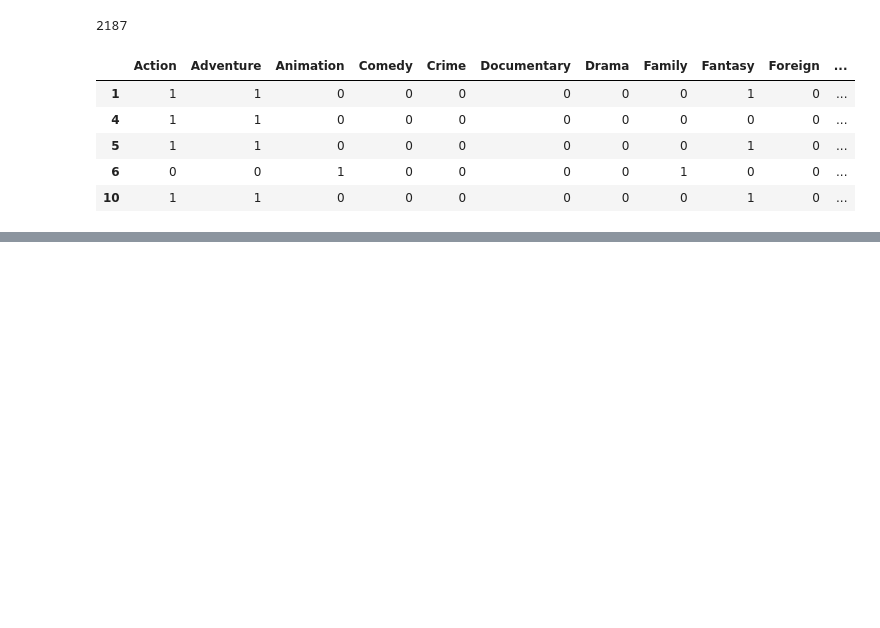
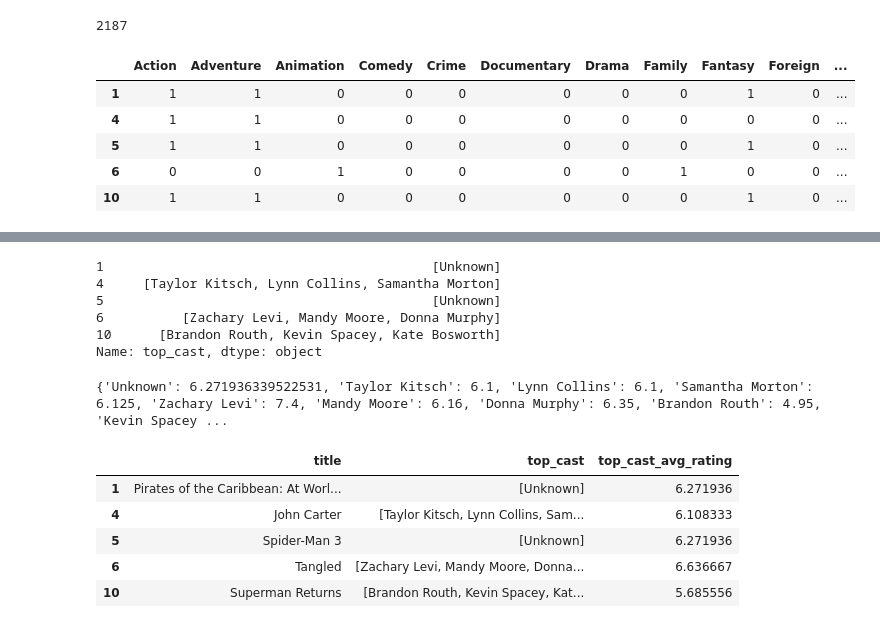
Before and after one commit to WaleedAhmad11/movie-hit-predictor, a Jupyter notebook: notebooks/01_data_exploration.ipynb, the cells around one changed output, grey strips where cells are left out. Saved outputs shown, nothing was run; the diff lists cells and outputs as text; code cells hidden in the pictures; blank space fills up the shorter version.

```diff
--- a/notebooks/01_data_exploration.ipynb
+++ b/notebooks/01_data_exploration.ipynb
@@ -11,7 +11,7 @@ movies_df.head()
 | 3 | 250000000 | [{"id": 28, "name": "Action"}, {"... | http://www.thedarkknightrises.com/ | 49026 | [{"id": 849, "name": "dc comics"}... | en | The Dark Knight Rises | Following the death of District A... | ... |
 | 4 | 260000000 | [{"id": 28, "name": "Action"}, {"... | http://movies.disney.com/john-carter | 49529 | [{"id": 818, "name": "based on no... | en | John Carter | John Carter is a war-weary, forme... | ... |
 # %%
-movies_credits = pd.read_csv(r"C:\Users\pc\OneDrive\Desktop\movie-hit-predictor\data_raw\tmdb_5000_credits.csv")
+movies_credits = pd.read_csv(r"C:\Users\l1f22bscs0387\Desktop\movie_hit_predictor\data_raw\tmdb_5000_credits.csv")
 movies_credits.head()
 # %% [output]
 |  | movie_id | title | cast | crew |
@@ -236,5 +236,3 @@ clean_df.head()
 | 5 | Spider-Man 3 | 258000000 | 890871626 | [Fantasy, Action, Adventure] | Sam Raimi | [] | 115.699814 | 5.9 | 3576 | ... |
 | 6 | Tangled | 260000000 | 591794936 | [Animation, Family] | Byron Howard | [Zachary Levi, Mandy Moore, Donna... | 48.681969 | 7.4 | 3330 | ... |
 | 10 | Superman Returns | 270000000 | 391081192 | [Adventure, Fantasy, Action, Scie... | Bryan Singer | [Brandon Routh, Kevin Spacey, Kat... | 57.925623 | 5.4 | 1400 | ... |
-# %%
-clean_df['top_cast_count'] = clean_df['top_cast'].apply(len)
@@ -249,0 +239,22 @@ clean_df.head(5)
+# %%
+import ast
+
+# Convert string representations of lists to real Python lists
+clean_df['top_cast'] = clean_df['top_cast'].apply(
+    lambda x: ast.literal_eval(x) if isinstance(x, str) else x
+)
+
+# Strip spaces and handle empty lists
+clean_df['top_cast'] = clean_df['top_cast'].apply(
+    lambda x: [actor.strip() for actor in x] if len(x) > 0 else ["Unknown"]
+)
+
+# Preview
+clean_df['top_cast'].head(5)
+# %% [output]
+1                                          [Unknown]
+4     [Taylor Kitsch, Lynn Collins, Samantha Morton]
+5                                          [Unknown]
+6          [Zachary Levi, Mandy Moore, Donna Murphy]
+10      [Brandon Routh, Kevin Spacey, Kate Bosworth]
+Name: top_cast, dtype: object
@@ -249,0 +269,21 @@ clean_df.head(5)
+# %%
+print(actor_avg_rating)
+# %% [output]
+{'Unknown': 6.271936339522531, 'Taylor Kitsch': 6.1, 'Lynn Collins': 6.1, 'Samantha Morton': 6.125, 'Zachary Levi': 7.4, 'Mandy Moore': 6.16, 'Donna Murphy': 6.35, 'Brandon Routh': 4.95, 'Kevin Spacey ...
+# %%
+def top_cast_avg_rating(top_cast):
+    ratings = [actor_avg_rating.get(actor, 0) for actor in top_cast]  # use 0 if actor unseen
+    return sum(ratings)/len(ratings) if ratings else 0
+
+# Apply to dataset
+clean_df['top_cast_avg_rating'] = clean_df['top_cast'].apply(top_cast_avg_rating)
+
+# Preview
+clean_df[['title', 'top_cast', 'top_cast_avg_rating']].head()
+# %% [output]
+|  | title | top_cast | top_cast_avg_rating |
+| 1 | Pirates of the Caribbean: At Worl... | [Unknown] | 6.271936 |
+| 4 | John Carter | [Taylor Kitsch, Lynn Collins, Sam... | 6.108333 |
+| 5 | Spider-Man 3 | [Unknown] | 6.271936 |
+| 6 | Tangled | [Zachary Levi, Mandy Moore, Donna... | 6.636667 |
+| 10 | Superman Returns | [Brandon Routh, Kevin Spacey, Kat... | 5.685556 |
```
Also changed, not shown: parts of 8 cells of this notebook.
